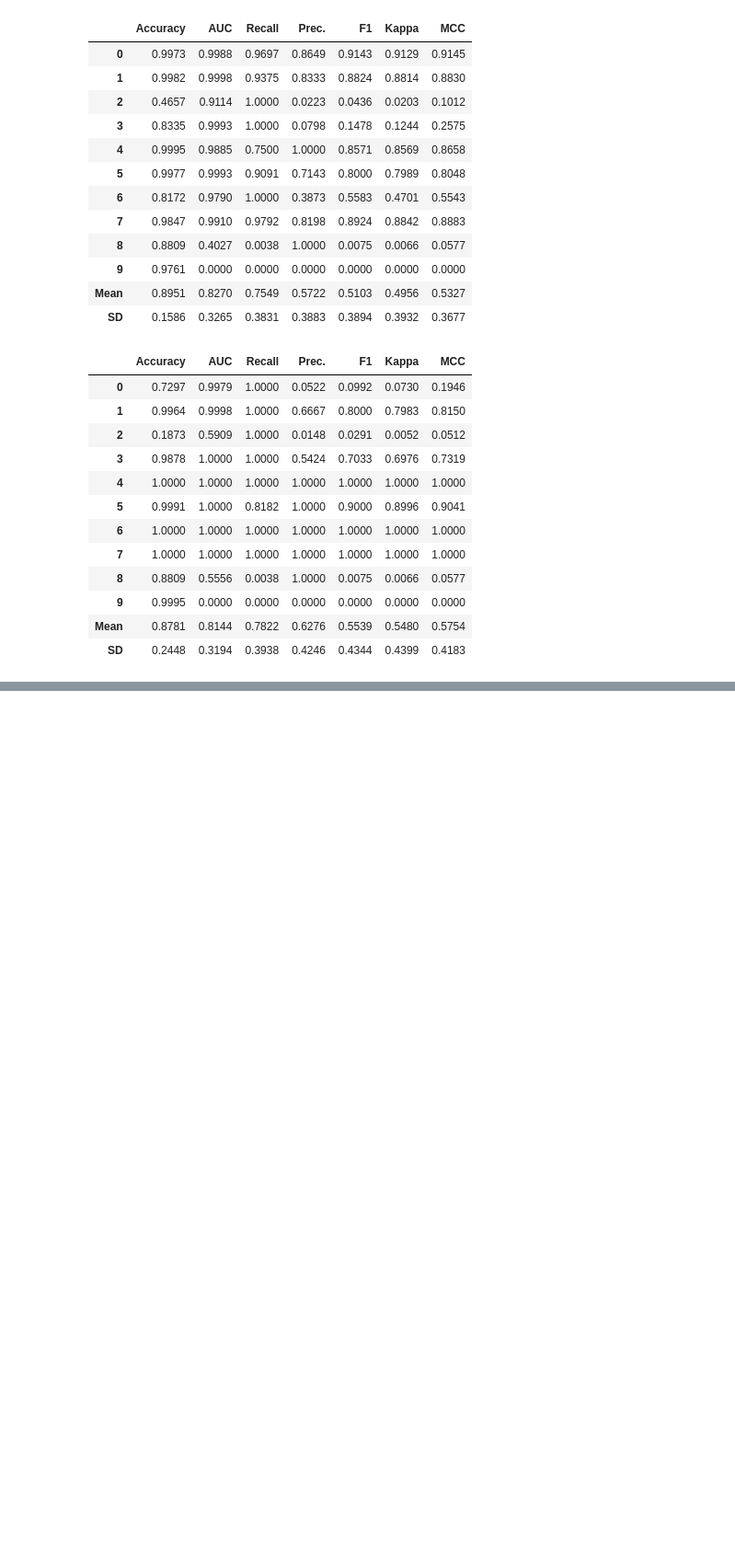
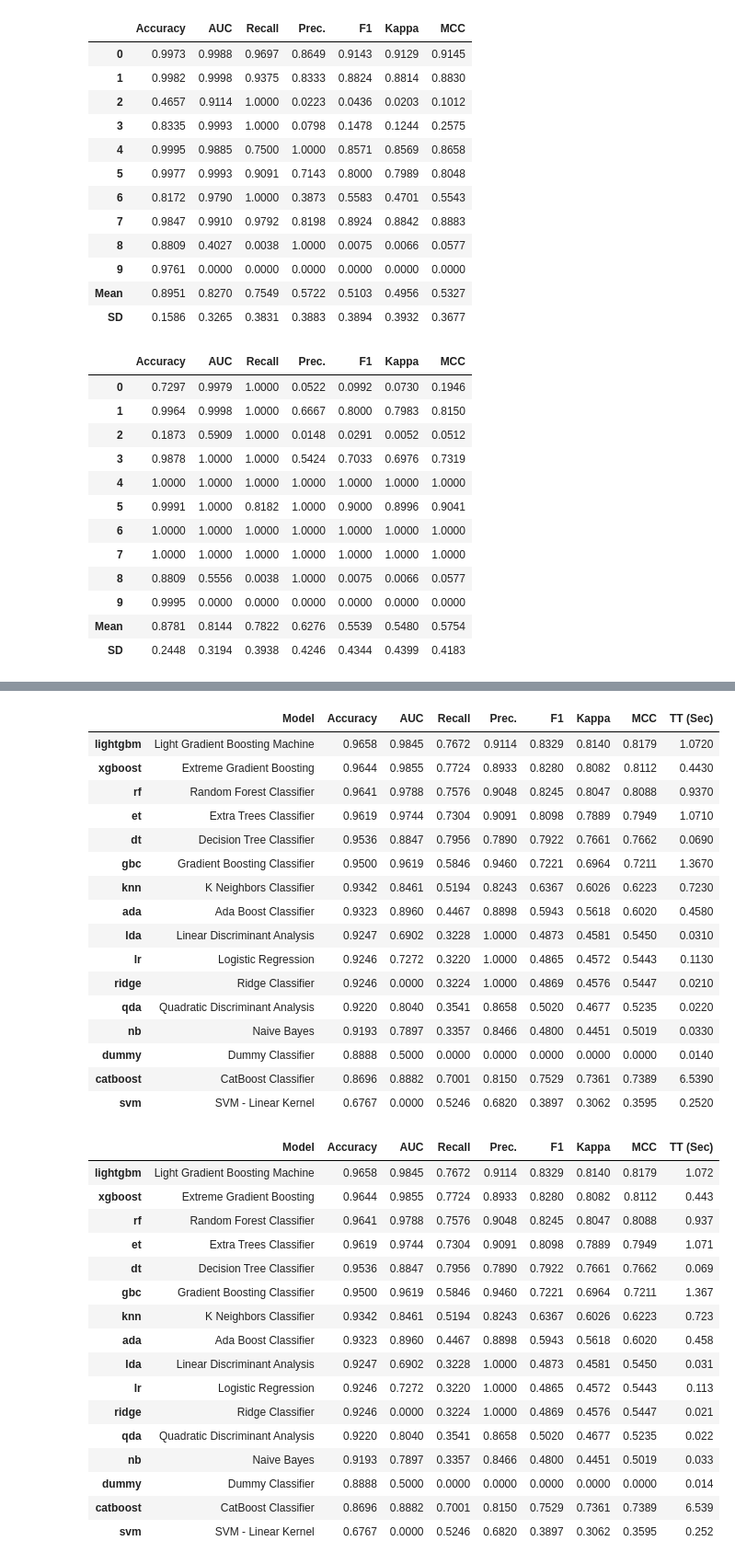
Before and after one commit to Max-jones/Sistema_Experto_APP, a Jupyter notebook: notebooks/PyCaret/PyCaret_classification_test.ipynb, the cells around one changed output, grey strips where cells are left out. Shown at 92% size. Drawn from its saved outputs; the diff is of its cells as text; code cells hidden in the pictures; blank space fills up the shorter version.

```diff
--- a/notebooks/PyCaret/PyCaret_classification_test.ipynb
+++ b/notebooks/PyCaret/PyCaret_classification_test.ipynb
@@ -202,0 +271,39 @@ tune_lgbm2 = tune_model(lgbm,optimize='F1')
+# %%
+best = compare_models(n_select=2)
+c = pull()
+c
+# %% [output]
+|  | Model | Accuracy | AUC | Recall | Prec. | F1 | Kappa | MCC | TT (Sec) |
+| lightgbm | Light Gradient Boosting Machine | 0.9658 | 0.9845 | 0.7672 | 0.9114 | 0.8329 | 0.8140 | 0.8179 | 1.0720 |
+| xgboost | Extreme Gradient Boosting | 0.9644 | 0.9855 | 0.7724 | 0.8933 | 0.8280 | 0.8082 | 0.8112 | 0.4430 |
+| rf | Random Forest Classifier | 0.9641 | 0.9788 | 0.7576 | 0.9048 | 0.8245 | 0.8047 | 0.8088 | 0.9370 |
+| et | Extra Trees Classifier | 0.9619 | 0.9744 | 0.7304 | 0.9091 | 0.8098 | 0.7889 | 0.7949 | 1.0710 |
+| dt | Decision Tree Classifier | 0.9536 | 0.8847 | 0.7956 | 0.7890 | 0.7922 | 0.7661 | 0.7662 | 0.0690 |
+| gbc | Gradient Boosting Classifier | 0.9500 | 0.9619 | 0.5846 | 0.9460 | 0.7221 | 0.6964 | 0.7211 | 1.3670 |
+| knn | K Neighbors Classifier | 0.9342 | 0.8461 | 0.5194 | 0.8243 | 0.6367 | 0.6026 | 0.6223 | 0.7230 |
+| ada | Ada Boost Classifier | 0.9323 | 0.8960 | 0.4467 | 0.8898 | 0.5943 | 0.5618 | 0.6020 | 0.4580 |
+| lda | Linear Discriminant Analysis | 0.9247 | 0.6902 | 0.3228 | 1.0000 | 0.4873 | 0.4581 | 0.5450 | 0.0310 |
+| lr | Logistic Regression | 0.9246 | 0.7272 | 0.3220 | 1.0000 | 0.4865 | 0.4572 | 0.5443 | 0.1130 |
+| ridge | Ridge Classifier | 0.9246 | 0.0000 | 0.3224 | 1.0000 | 0.4869 | 0.4576 | 0.5447 | 0.0210 |
+| qda | Quadratic Discriminant Analysis | 0.9220 | 0.8040 | 0.3541 | 0.8658 | 0.5020 | 0.4677 | 0.5235 | 0.0220 |
+| nb | Naive Bayes | 0.9193 | 0.7897 | 0.3357 | 0.8466 | 0.4800 | 0.4451 | 0.5019 | 0.0330 |
+| dummy | Dummy Classifier | 0.8888 | 0.5000 | 0.0000 | 0.0000 | 0.0000 | 0.0000 | 0.0000 | 0.0140 |
+| catboost | CatBoost Classifier | 0.8696 | 0.8882 | 0.7001 | 0.8150 | 0.7529 | 0.7361 | 0.7389 | 6.5390 |
+| svm | SVM - Linear Kernel | 0.6767 | 0.0000 | 0.5246 | 0.6820 | 0.3897 | 0.3062 | 0.3595 | 0.2520 |
+|  | Model | Accuracy | AUC | Recall | Prec. | F1 | Kappa | MCC | TT (Sec) |
+| lightgbm | Light Gradient Boosting Machine | 0.9658 | 0.9845 | 0.7672 | 0.9114 | 0.8329 | 0.8140 | 0.8179 | 1.072 |
+| xgboost | Extreme Gradient Boosting | 0.9644 | 0.9855 | 0.7724 | 0.8933 | 0.8280 | 0.8082 | 0.8112 | 0.443 |
+| rf | Random Forest Classifier | 0.9641 | 0.9788 | 0.7576 | 0.9048 | 0.8245 | 0.8047 | 0.8088 | 0.937 |
+| et | Extra Trees Classifier | 0.9619 | 0.9744 | 0.7304 | 0.9091 | 0.8098 | 0.7889 | 0.7949 | 1.071 |
+| dt | Decision Tree Classifier | 0.9536 | 0.8847 | 0.7956 | 0.7890 | 0.7922 | 0.7661 | 0.7662 | 0.069 |
+| gbc | Gradient Boosting Classifier | 0.9500 | 0.9619 | 0.5846 | 0.9460 | 0.7221 | 0.6964 | 0.7211 | 1.367 |
+| knn | K Neighbors Classifier | 0.9342 | 0.8461 | 0.5194 | 0.8243 | 0.6367 | 0.6026 | 0.6223 | 0.723 |
+| ada | Ada Boost Classifier | 0.9323 | 0.8960 | 0.4467 | 0.8898 | 0.5943 | 0.5618 | 0.6020 | 0.458 |
+| lda | Linear Discriminant Analysis | 0.9247 | 0.6902 | 0.3228 | 1.0000 | 0.4873 | 0.4581 | 0.5450 | 0.031 |
+| lr | Logistic Regression | 0.9246 | 0.7272 | 0.3220 | 1.0000 | 0.4865 | 0.4572 | 0.5443 | 0.113 |
+| ridge | Ridge Classifier | 0.9246 | 0.0000 | 0.3224 | 1.0000 | 0.4869 | 0.4576 | 0.5447 | 0.021 |
+| qda | Quadratic Discriminant Analysis | 0.9220 | 0.8040 | 0.3541 | 0.8658 | 0.5020 | 0.4677 | 0.5235 | 0.022 |
+| nb | Naive Bayes | 0.9193 | 0.7897 | 0.3357 | 0.8466 | 0.4800 | 0.4451 | 0.5019 | 0.033 |
+| dummy | Dummy Classifier | 0.8888 | 0.5000 | 0.0000 | 0.0000 | 0.0000 | 0.0000 | 0.0000 | 0.014 |
+| catboost | CatBoost Classifier | 0.8696 | 0.8882 | 0.7001 | 0.8150 | 0.7529 | 0.7361 | 0.7389 | 6.539 |
+| svm | SVM - Linear Kernel | 0.6767 | 0.0000 | 0.5246 | 0.6820 | 0.3897 | 0.3062 | 0.3595 | 0.252 |
```
Also changed, not shown: parts of 9 cells of this notebook, 9 other files.
